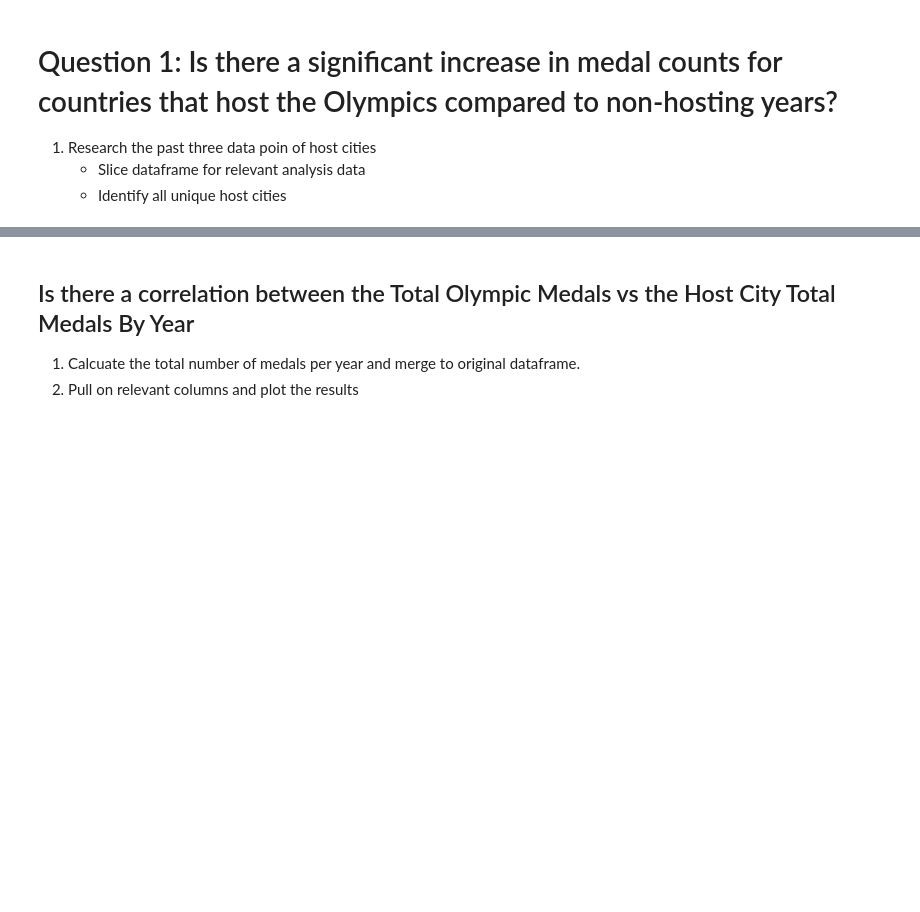
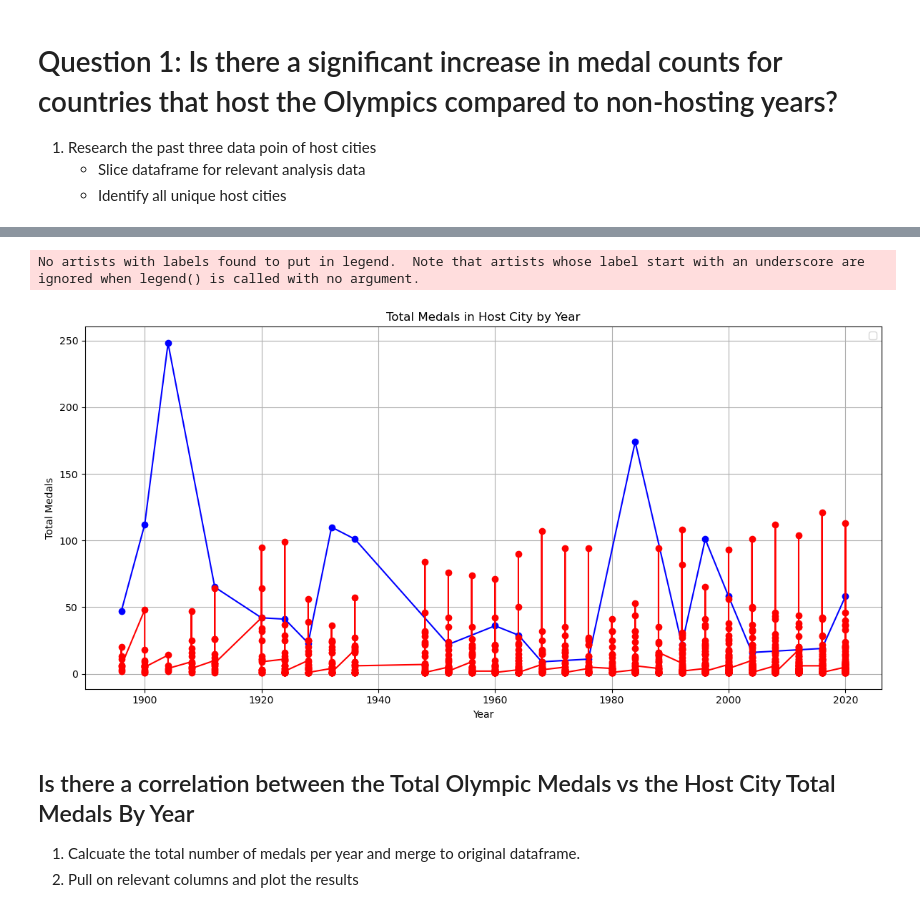
Before and after one commit to ncmoliver/olympic_analysis, a Jupyter notebook: olympic_analysis.ipynb, the cells around one changed output, grey strips where cells are left out. Saved outputs shown, nothing was run; the diff lists cells and outputs as text; code cells hidden in the pictures; blank space fills up the shorter version.

```diff
--- a/olympic_analysis.ipynb
+++ b/olympic_analysis.ipynb
@@ -196,0 +204,17 @@ data
+# %%
+# Create empty DataFrames for host year and non-host year data
+host_year = []  # Update column names as per your DataFrame
+non_host_year = []
+
+# Assuming 'df' is your original DataFrame
+for index, row in hosting_df.iterrows():
+    if row['country'] == row['game_location']:
+        host_year.append(row)
+    else:
+        non_host_year.append(row)
+
+# Create Host Year and Non-Host Year Dataframes
+host_year_df = pd.DataFrame(host_year).set_index('year').sort_index()
+non_host_year_df = pd.DataFrame(non_host_year).set_index('year').sort_index()
+display(host_year_df.head())
+display(non_host_year_df.head())
@@ -196,0 +236,13 @@ data
+# %%
+# Rename total columns to differentiate dataframes
+host_year_df = host_year_df.rename(columns={'total': 'host_total'})
+non_host_year_df = non_host_year_df.rename(columns={'total' : 'non_host_total'})
+
+# Drop game_location column
+host_year_df = host_year_df.drop(columns=['game_location', 'country'])
+non_host_year_df = non_host_year_df.drop(columns=['game_location', 'country'])
+
+# Sort host_year_df index column
+host_year_df = host_year_df.sort_index(ascending=True)
+display(host_year_df.head())
+display(non_host_year_df.head())
@@ -197,3 +346,21 @@ data
+# %%
+# Plot Total Medals in Host City vs Non_Host Medal Data
+# Create separate plots for host city and non-host city
+plt.figure(figsize=(12, 6))
+
+# Plot total medals in host city by year and non_host_city by year to compare
+plt.plot(host_year_df.index, host_year_df['host_total'], marker='o', color='b')
+plt.plot(non_host_year_df.index, non_host_year_df['non_host_total'], marker='o', color='r')
+plt.title('Total Medals in Host City by Year')
+plt.xlabel('Year')
+plt.ylabel('Total Medals')
+plt.legend()
+plt.grid(True)
+plt.tight_layout()
+plt.show()
+# %% [output]
+No artists with labels found to put in legend.  Note that artists whose label start with an underscore are ignored when legend() is called with no argument.
+[figure, added]
 # %% [markdown]
 ## Is there a correlation between the Total Olympic Medals vs the Host City Total Medals By Year
 
```
Also changed, not shown: parts of 13 cells of this notebook.
